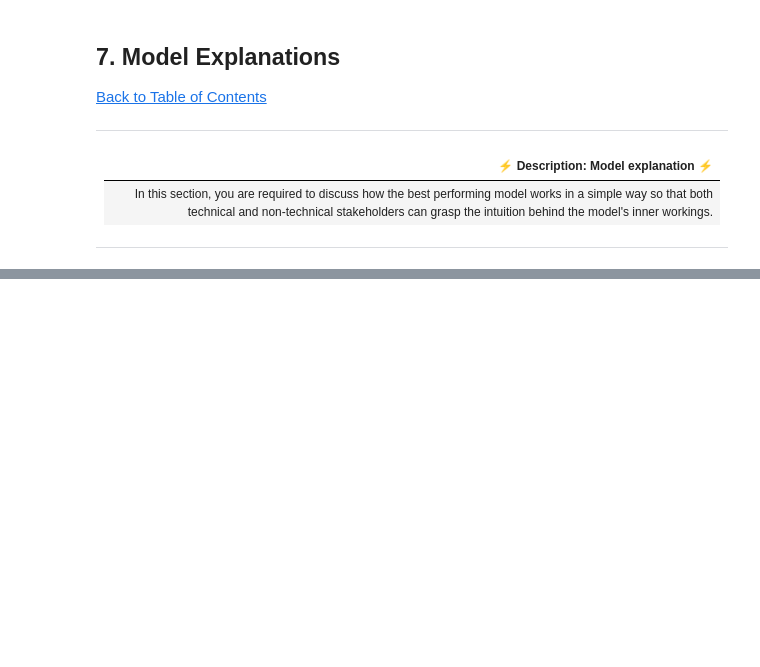
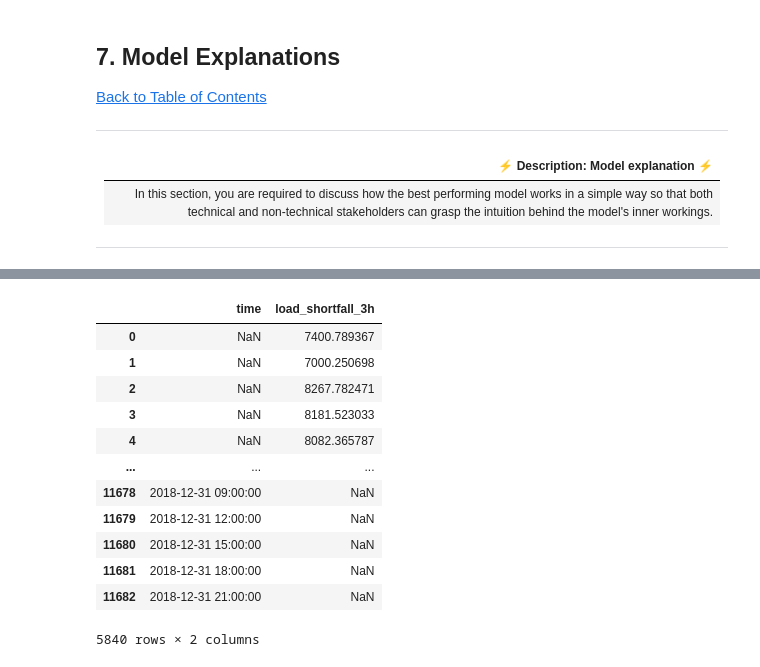
Before and after one commit to Explore-AI/load-shortfall-regression-predict-api, a Jupyter notebook: starter_notebook.ipynb, the cells around one changed output, grey strips where cells are left out. Cells and saved outputs as stored; diff of their text form; code cells hidden in the pictures; blank space fills up the shorter version.

```diff
--- a/starter_notebook.ipynb
+++ b/starter_notebook.ipynb
@@ -436,2 +513,5 @@ As can be seen, all the columns now are numeric and not objects
 # %%
 # create one or more ML models
+# Declare the model object
+lm = LinearRegression()
+lm.fit(x_train, y_train)
@@ -471,0 +649,6 @@ As can be seen, all the columns now are numeric and not objects
+# %%
+x_train = df_clean[:len(train)].drop('load_shortfall_3h',axis=1)
+x_test = df_clean[len(train):].drop('load_shortfall_3h',axis=1)
+# %%
+lm.fit(x_train,y)
+preds = lm.predict(x_test)
@@ -471,0 +660,4 @@ As can be seen, all the columns now are numeric and not objects
+# %%
+daf= pd.DataFrame(preds,columns= ['load_shortfall_3h'])
+# daf= pd.DataFrame(preds_Rfr,columns= ['load_shortfall_3h'])
+daf.head()
@@ -471,0 +671,23 @@ As can be seen, all the columns now are numeric and not objects
+# %%
+time  = pd.DataFrame({'time': test['time']})
+
+final =  pd.concat([time,daf], axis=1)
+
+# submission = output.join(daf)
+# submission.to_csv('submission_slr.csv', encoding='utf8', index=False)
+
+final
+# %% [output]
+|  | time | load_shortfall_3h |
+| 0 | NaN | 7400.789367 |
+| 1 | NaN | 7000.250698 |
+| 2 | NaN | 8267.782471 |
+| 3 | NaN | 8181.523033 |
+| 4 | NaN | 8082.365787 |
+| ... | ... | ... |
+| 11678 | 2018-12-31 09:00:00 | NaN |
+| 11679 | 2018-12-31 12:00:00 | NaN |
+| 11680 | 2018-12-31 15:00:00 | NaN |
+| 11681 | 2018-12-31 18:00:00 | NaN |
+| 11682 | 2018-12-31 21:00:00 | NaN |
+5840 rows × 2 columns
```
Also changed, not shown: parts of 40 cells of this notebook.
